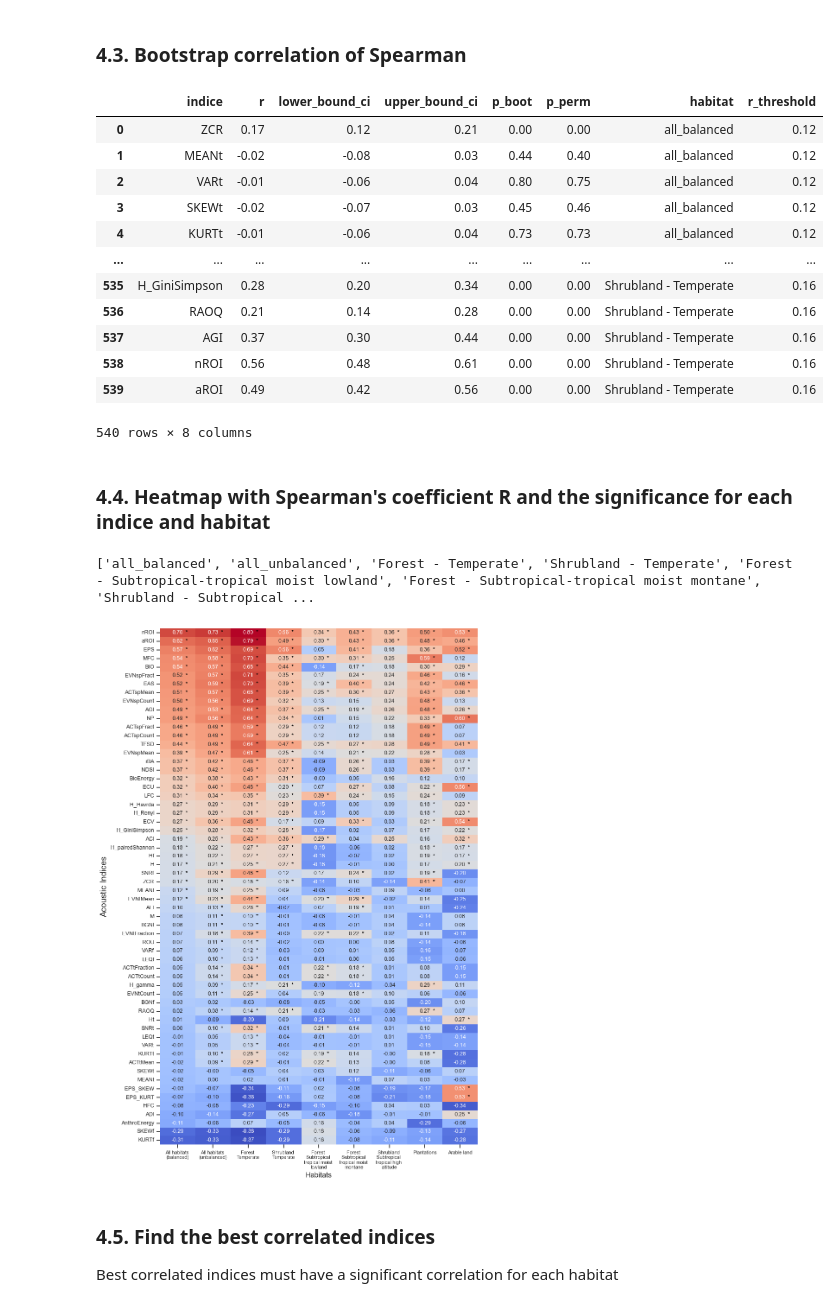
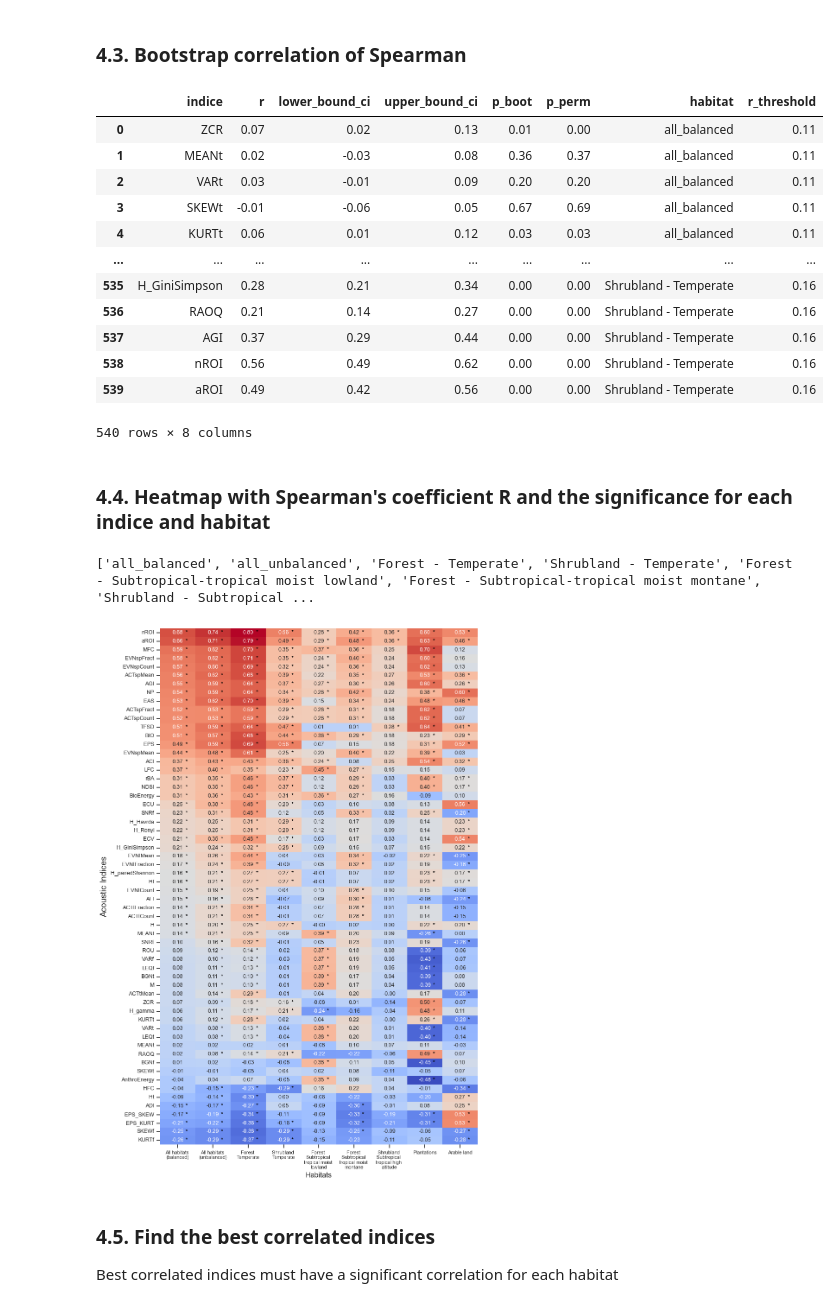
Before and after one commit to ear-team/haupert_acoustic_indices_2025, a Jupyter notebook: notebooks/02_indices_correlation.ipynb, the cells around one changed output. Saved outputs shown, nothing was run; the diff lists cells and outputs as text; code cells hidden in the pictures.

```diff
--- a/notebooks/02_indices_correlation.ipynb
+++ b/notebooks/02_indices_correlation.ipynb
@@ -52,12 +52,13 @@ Updated 20 January 2025
 
 # Set the options
 SAVE = True
-PROCESS = True
+PROCESS = False
 DISPLAY = True
 VERBOSE = False
 
 # Load the configuration file
-CONFIG = cfg.load_config('config_publication.yaml')
+# CONFIG = cfg.load_config('config_publication.yaml')
+CONFIG = cfg.load_config('config_publication_local.yaml')
 
 # Set the global variables
 GT = CONFIG['ground_truth']
@@ -390,7 +394,7 @@ for HABITAT in df['habitat'].unique() :
         ax1.set_ylim([df[INDICE].min(),df[INDICE].max()])
         ax1.annotate(
                 "%s\nR=%.2f  %s" % (HABITAT, corr_matrix[GT][INDICE], pval_str),
-                xy=(0.015, 0.825),
+                xy=(0.018, 0.895),
                 xycoords='axes fraction',
                 fontsize = 8,
                 bbox=dict(
@@ -446,7 +450,7 @@ for HABITAT in df['habitat'].unique() :
         ax2.tick_params(axis='x', labelsize=9)
         ax2.tick_params(axis='y', labelsize=9)
 
-        if SAVE : fig.savefig(os.path.join(CONFIG['save_dir'], HABITAT+'_'+INDICE +'_vs_'+GT+'.png'), dpi = 300, bbox_inches = "tight")
+        if SAVE : fig.savefig(os.path.join(CONFIG['save_dir'], HABITAT+'_'+INDICE +'_vs_'+GT+'_onlybirds.png'), dpi = 300, bbox_inches = "tight")
 # %% [output]
 ************ Arable land **************
 Number of points : 631
@@ -745,29 +749,29 @@ if PROCESS :
 # %%
 if PROCESS and SAVE :
     if CONFIG['remove_clipping_audio'] :
-        df_stat.to_csv(path_or_buf=os.path.join(CONFIG['save_dir'], GT+'_'+CONFIG['correlation_method']+"_r_sans_clip.csv"), sep=',', mode='w', header=True, index=False)
+        df_stat.to_csv(path_or_buf=os.path.join(CONFIG['save_dir'], GT+'_'+CONFIG['correlation_method']+"_r_sans_clip_onlybirds.csv"), sep=',', mode='w', header=True, index=False)
     else :
-        df_stat.to_csv(path_or_buf=os.path.join(CONFIG['save_dir'], GT+'_'+CONFIG['correlation_method']+"_r.csv"), sep=',', mode='w', header=True, index=False)
+        df_stat.to_csv(path_or_buf=os.path.join(CONFIG['save_dir'], GT+'_'+CONFIG['correlation_method']+"_r_onlybirds.csv"), sep=',', mode='w', header=True, index=False)
 
 elif PROCESS == False:
     if CONFIG['remove_clipping_audio'] :
-        df_stat = pd.read_csv(os.path.join(CONFIG['save_dir'], GT+'_'+CONFIG['correlation_method']+"_r_sans_clip.csv"), sep=',', index_col=None)
+        df_stat = pd.read_csv(os.path.join(CONFIG['save_dir'], GT+'_'+CONFIG['correlation_method']+"_r_sans_clip_onlybirds.csv"), sep=',', index_col=None)
     else :
-        df_stat = pd.read_csv(os.path.join(CONFIG['save_dir'], GT+'_'+CONFIG['correlation_method']+"_r.csv"), sep=',', index_col=None)
+        df_stat = pd.read_csv(os.path.join(CONFIG['save_dir'], GT+'_'+CONFIG['correlation_method']+"_r_onlybirds.csv"), sep=',', index_col=None)
 
 display(df_stat)
 # %% [output]
 |  | indice | r | lower_bound_ci | upper_bound_ci | p_boot | p_perm | habitat | r_threshold |
-| 0 | ZCR | 0.17 | 0.12 | 0.21 | 0.00 | 0.00 | all_balanced | 0.12 |
-| 1 | MEANt | -0.02 | -0.08 | 0.03 | 0.44 | 0.40 | all_balanced | 0.12 |
-| 2 | VARt | -0.01 | -0.06 | 0.04 | 0.80 | 0.75 | all_balanced | 0.12 |
-| 3 | SKEWt | -0.02 | -0.07 | 0.03 | 0.45 | 0.46 | all_balanced | 0.12 |
-| 4 | KURTt | -0.01 | -0.06 | 0.04 | 0.73 | 0.73 | all_balanced | 0.12 |
+| 0 | ZCR | 0.07 | 0.02 | 0.13 | 0.01 | 0.00 | all_balanced | 0.11 |
+| 1 | MEANt | 0.02 | -0.03 | 0.08 | 0.36 | 0.37 | all_balanced | 0.11 |
+| 2 | VARt | 0.03 | -0.01 | 0.09 | 0.20 | 0.20 | all_balanced | 0.11 |
+| 3 | SKEWt | -0.01 | -0.06 | 0.05 | 0.67 | 0.69 | all_balanced | 0.11 |
+| 4 | KURTt | 0.06 | 0.01 | 0.12 | 0.03 | 0.03 | all_balanced | 0.11 |
 | ... | ... | ... | ... | ... | ... | ... | ... | ... |
-| 535 | H_GiniSimpson | 0.28 | 0.20 | 0.34 | 0.00 | 0.00 | Shrubland - Temperate | 0.16 |
-| 536 | RAOQ | 0.21 | 0.14 | 0.28 | 0.00 | 0.00 | Shrubland - Temperate | 0.16 |
-| 537 | AGI | 0.37 | 0.30 | 0.44 | 0.00 | 0.00 | Shrubland - Temperate | 0.16 |
-| 538 | nROI | 0.56 | 0.48 | 0.61 | 0.00 | 0.00 | Shrubland - Temperate | 0.16 |
+| 535 | H_GiniSimpson | 0.28 | 0.21 | 0.34 | 0.00 | 0.00 | Shrubland - Temperate | 0.16 |
+| 536 | RAOQ | 0.21 | 0.14 | 0.27 | 0.00 | 0.00 | Shrubland - Temperate | 0.16 |
+| 537 | AGI | 0.37 | 0.29 | 0.44 | 0.00 | 0.00 | Shrubland - Temperate | 0.16 |
+| 538 | nROI | 0.56 | 0.49 | 0.62 | 0.00 | 0.00 | Shrubland - Temperate | 0.16 |
 | 539 | aROI | 0.49 | 0.42 | 0.56 | 0.00 | 0.00 | Shrubland - Temperate | 0.16 |
 540 rows × 8 columns
 # %% [markdown]
@@ -806,39 +810,39 @@ sns.heatmap(df_stat_pivot, annot=True, fmt=".2f", cmap='coolwarm', cbar=False, a
 # add a star to the significant values
 for i in range(df_stat_pivot.shape[0]):
     for j in range(df_stat_pivot.shape[1]):
-        if df_stat_pivot.values[i,j] >= df_stat[df_stat['habitat'] == df_stat_pivot.columns[j]]['r_threshold'].values[0] :
+        if abs(df_stat_pivot.values[i,j]) >= df_stat[df_stat['habitat'] == df_stat_pivot.columns[j]]['r_threshold'].values[0] :
             ax.text(j+0.75, i+0.5, '*', ha='center', va='center', color='black', fontsize=10)
 
 # Displaying the habitats in horizontal direction on several lines
 print(list(df_stat_pivot))
 
 habitats = [
     'All habitats \n(balanced)',
     'All habitats \n(unbalanced)',
     'Forest \nTemperate',
     'Shrubland \nTemperate',
     'Forest \nSubtropical \ntropical moist \nlowland',
     'Forest \nSubtropical \ntropical moist \nmontane',
     'Shrubland \nSubtropical \ntropical high \naltitude',
     'Plantations',
     'Arable land',
 ]
 
 # Customizing the axes labels
 ax.set_xlabel('Habitats', fontsize=12)
 ax.set_ylabel('Acoustic Indices', fontsize=14)
 
 # Customizing the axes labels
 ax.set_xticklabels(habitats, rotation=0, ha="center", fontsize=8)
 ax.set_yticklabels(ax.get_yticklabels(), rotation=0, ha="right", fontsize=9)
 
 plt.tight_layout()
 plt.show()
 
-if SAVE : fig.savefig(os.path.join(CONFIG['save_dir'], 'figure_3.png'), dpi = 300, bbox_inches = "tight")
+if SAVE : fig.savefig(os.path.join(CONFIG['save_dir'], 'figure_3_onlybirds.png'), dpi = 300, bbox_inches = "tight")
 # %% [output]
 ['all_balanced', 'all_unbalanced', 'Forest - Temperate', 'Shrubland - Temperate', 'Forest - Subtropical-tropical moist lowland', 'Forest - Subtropical-tropical moist montane', 'Shrubland - Subtropical ...
-[figure, old version]
+[figure, new version]
 # %% [markdown]
 ### 4.5. Find the best correlated indices
 
```
Also changed, not shown: parts of 17 cells of this notebook, 42 other files.
